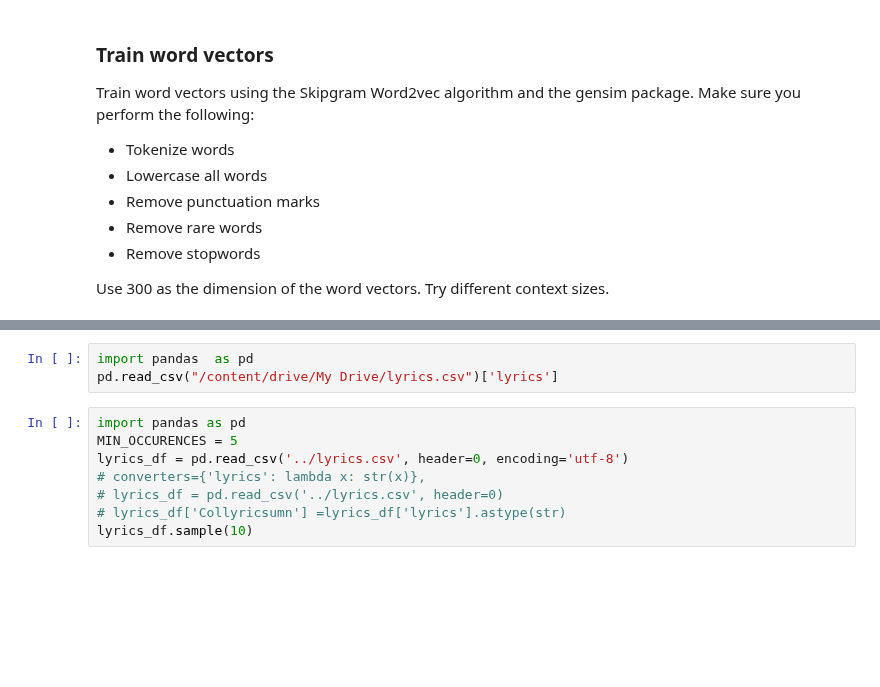
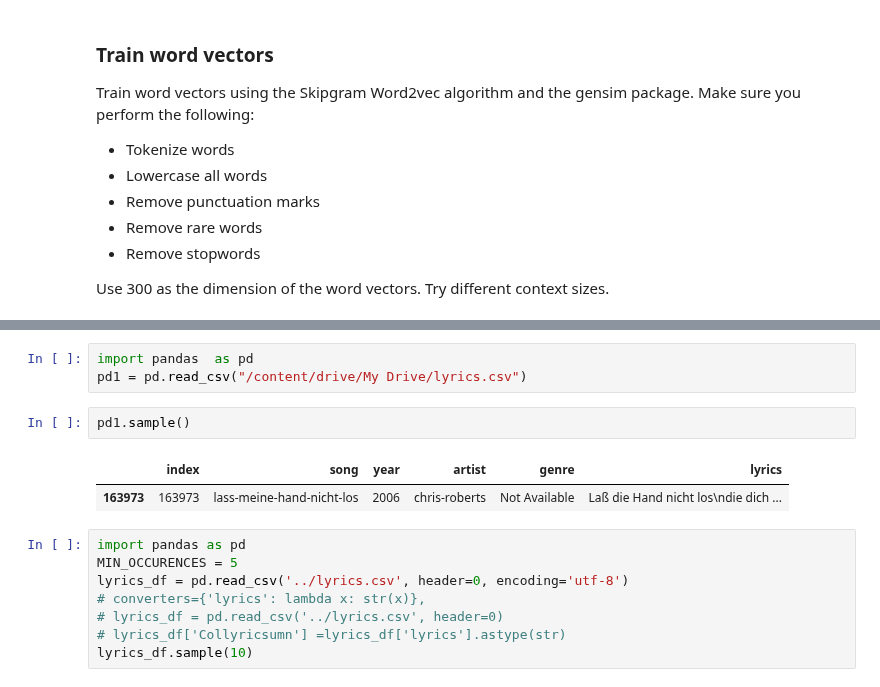
Before and after one commit to gabibu/deeplearnning, a Jupyter notebook: DL_word_embedding_assignment-checkpoint.ipynb, the cells around one changed output, grey strips where cells are left out. Saved outputs shown, nothing was run; the diff lists cells and outputs as text; blank space fills up the shorter version.

```diff
--- a/DL_word_embedding_assignment-checkpoint.ipynb
+++ b/DL_word_embedding_assignment-checkpoint.ipynb
@@ -36,6 +42,11 @@ drive.mount('/content/drive')
 # %%
 import pandas  as pd
-pd.read_csv("/content/drive/My Drive/lyrics.csv")['lyrics']
+pd1 = pd.read_csv("/content/drive/My Drive/lyrics.csv")
+# %%
+pd1.sample()
+# %% [output]
+|  | index | song | year | artist | genre | lyrics |
+| 163973 | 163973 | lass-meine-hand-nicht-los | 2006 | chris-roberts | Not Available | Laß die Hand nicht los\ndie dich ... |
 # %%
 import pandas as pd
 MIN_OCCURENCES = 5
```
Also changed, not shown: parts of 1 cell of this notebook.
